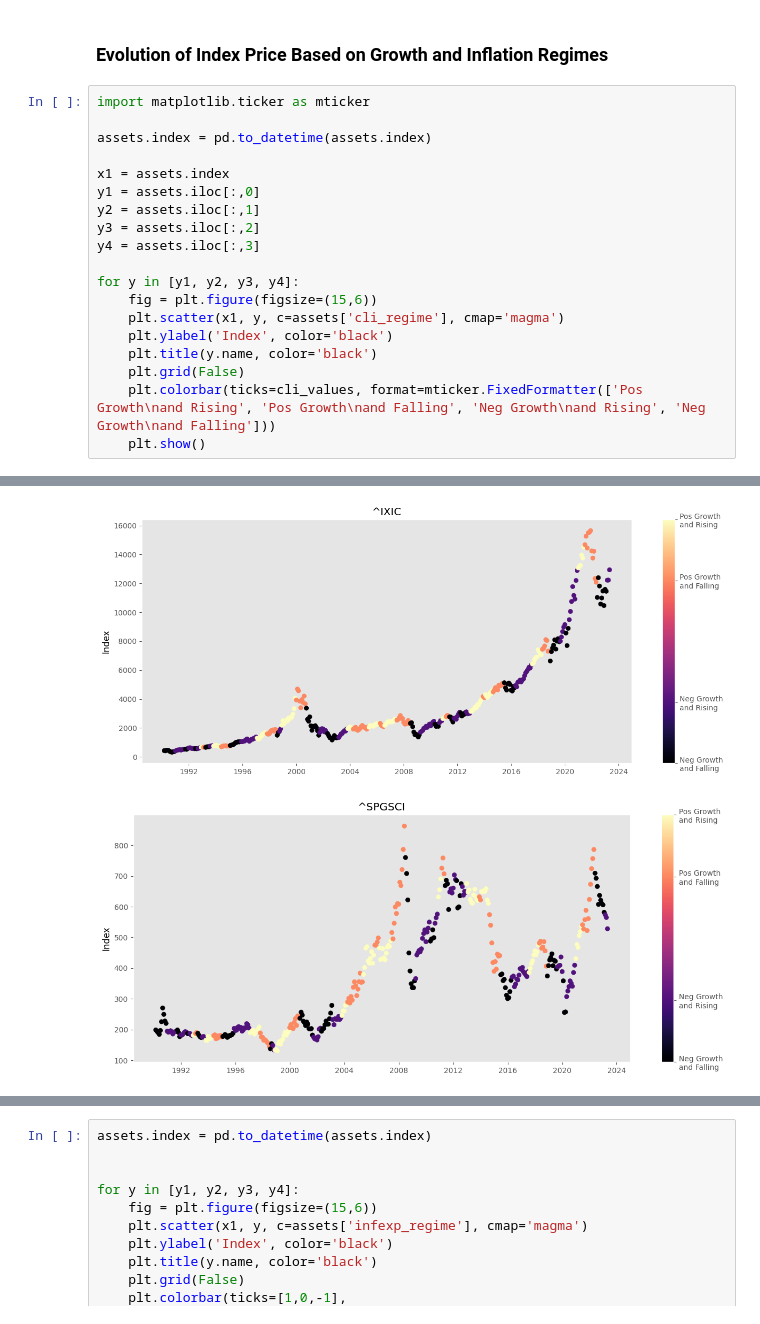
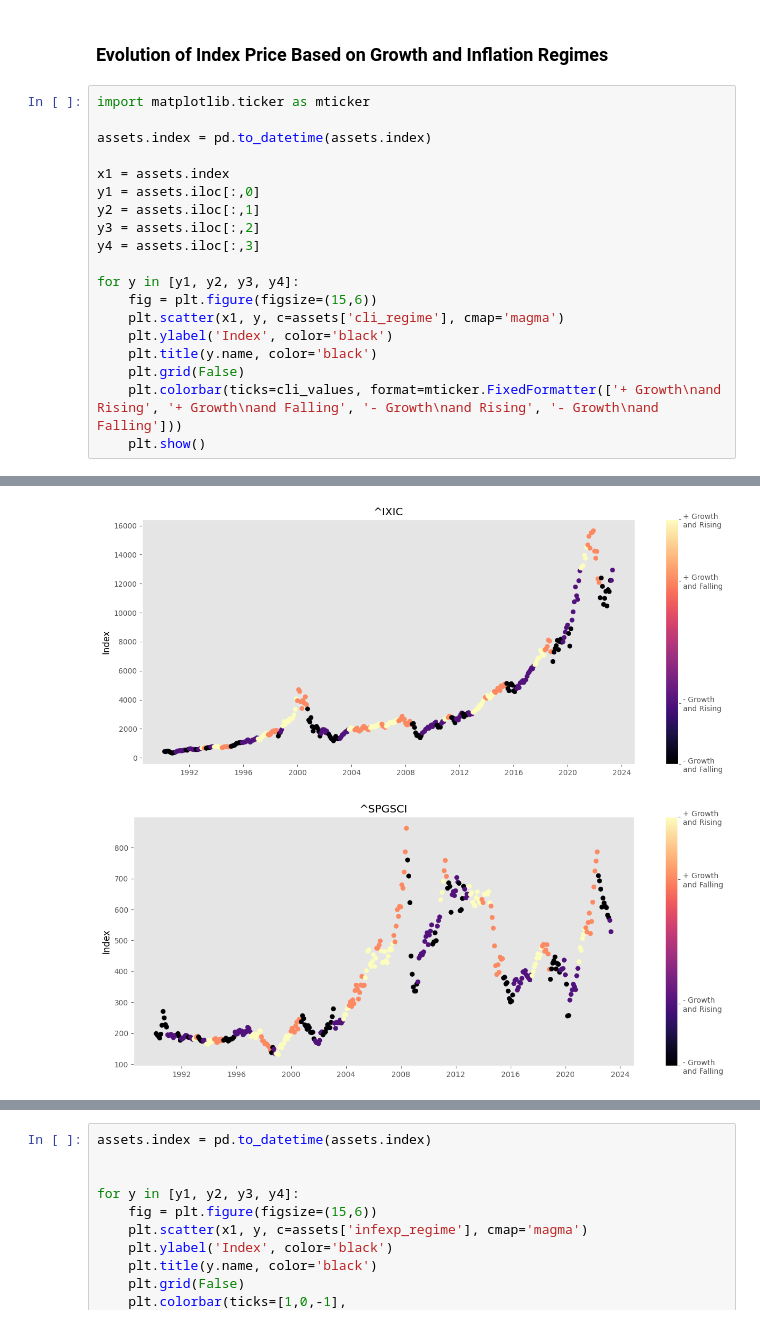
Before and after one commit to PatrickHLewis/Macro-Dashboard, a Jupyter notebook: Macro_Dashboard/Asset_Allocation/Tactical/Business_Cycle.ipynb, the cells around one changed output, grey strips where cells are left out. Cells and saved outputs as stored; diff of their text form.

```diff
--- a/Macro_Dashboard/Asset_Allocation/Tactical/Business_Cycle.ipynb
+++ b/Macro_Dashboard/Asset_Allocation/Tactical/Business_Cycle.ipynb
@@ -243,6 +243,6 @@ for y in [y1, y2, y3, y4]:
     plt.ylabel('Index', color='black')
     plt.title(y.name, color='black')
     plt.grid(False)
-    plt.colorbar(ticks=cli_values, format=mticker.FixedFormatter(['Pos Growth\nand Rising', 'Pos Growth\nand Falling', 'Neg Growth\nand Rising', 'Neg Growth\nand Falling']))
+    plt.colorbar(ticks=cli_values, format=mticker.FixedFormatter(['+ Growth\nand Rising', '+ Growth\nand Falling', '- Growth\nand Rising', '- Growth\nand Falling']))
     plt.show()
 # %% [output]
@@ -250,2 +250,2 @@ for y in [y1, y2, y3, y4]:
-[figure, old version]
+[figure, new version]
-[figure, old version]
+[figure, new version]
```
Also changed, not shown: parts of 4 cells of this notebook, 3 other files.
